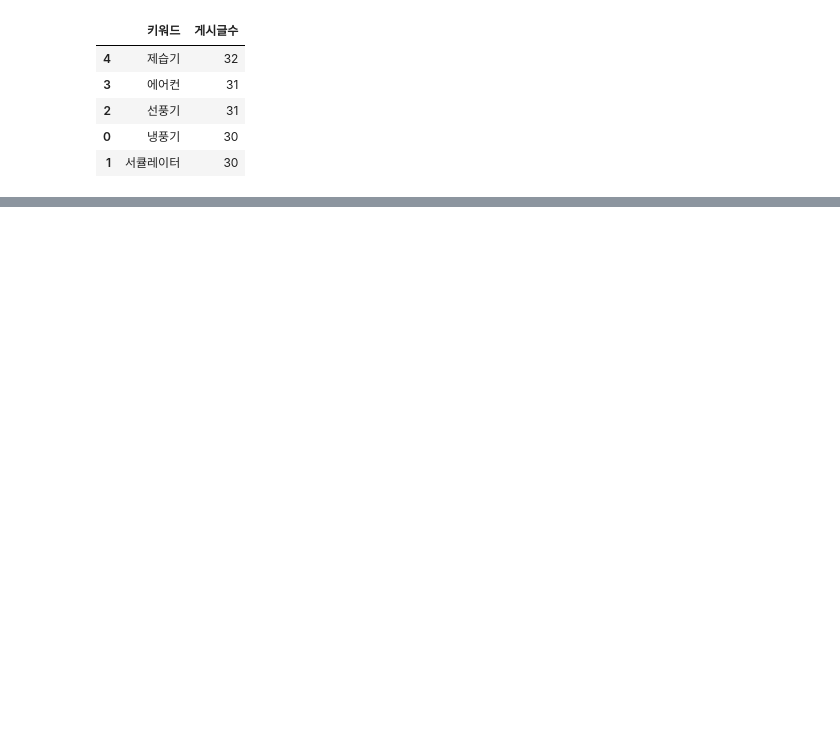
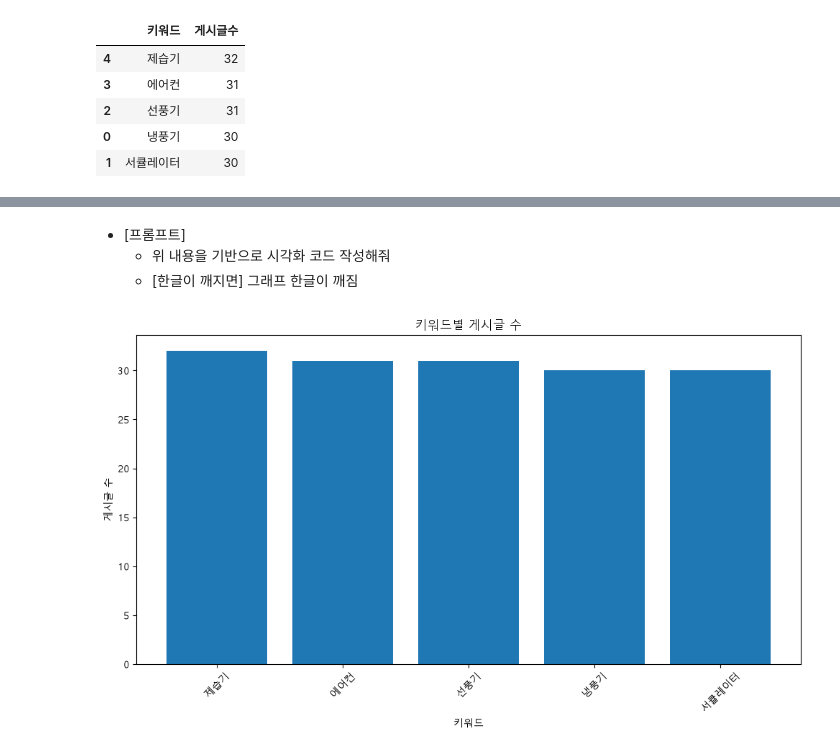
Before and after one commit to tech-ai88/Vibe, a Jupyter notebook: 04_Pandas.ipynb, the cells around one changed output, grey strips where cells are left out. Cells and saved outputs as stored; diff of their text form; code cells hidden in the pictures; blank space fills up the shorter version.

```diff
--- a/04_Pandas.ipynb
+++ b/04_Pandas.ipynb
@@ -321,0 +147,30 @@ except Exception as e:
+# %% [markdown]
+- [프롬프트]
+    - 위 내용을 기반으로 시각화 코드 작성해줘
+    - [한글이 깨지면] 그래프 한글이 깨짐
+# %%
+import matplotlib.pyplot as plt
+
+# 한글 폰트 설정
+plt.rcParams["font.family"] = "Malgun Gothic"
+
+# 마이너스 기호 깨짐 방지
+plt.rcParams["axes.unicode_minus"] = False
+
+# 키워드별 게시글 수 집계
+result = df["키워드"].value_counts().reset_index()
+result.columns = ["키워드", "게시글수"]
+
+# 막대그래프
+plt.figure(figsize=(10, 6))
+plt.bar(result["키워드"], result["게시글수"])
+
+plt.title("키워드별 게시글 수")
+plt.xlabel("키워드")
+plt.ylabel("게시글 수")
+plt.xticks(rotation=45)
+
+plt.tight_layout()
+plt.show()
+# %% [output]
+[figure, added]
```
Also changed, not shown: parts of 28 cells of this notebook, 7 other files.
